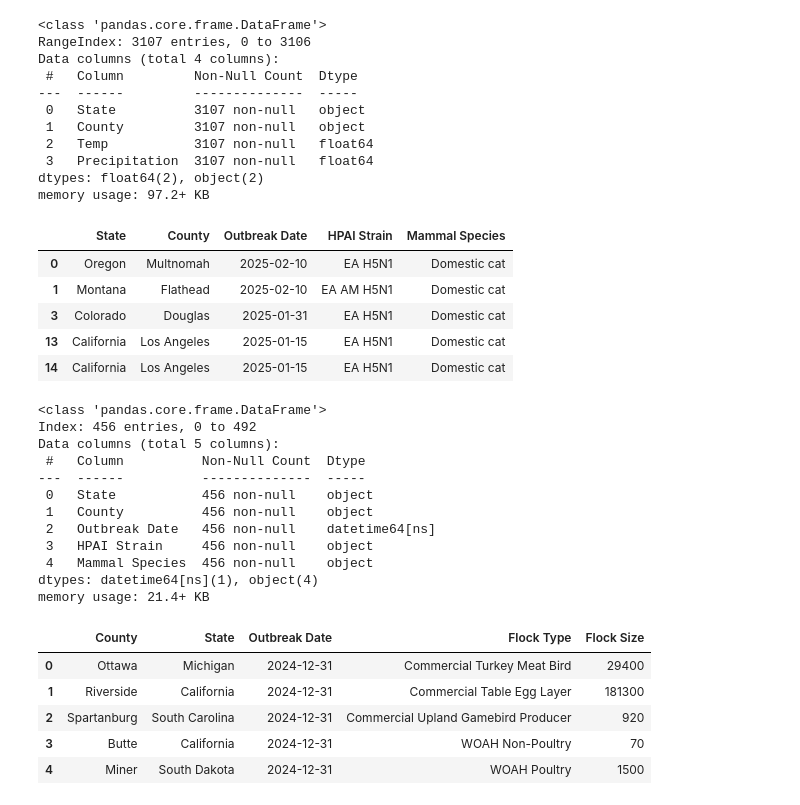
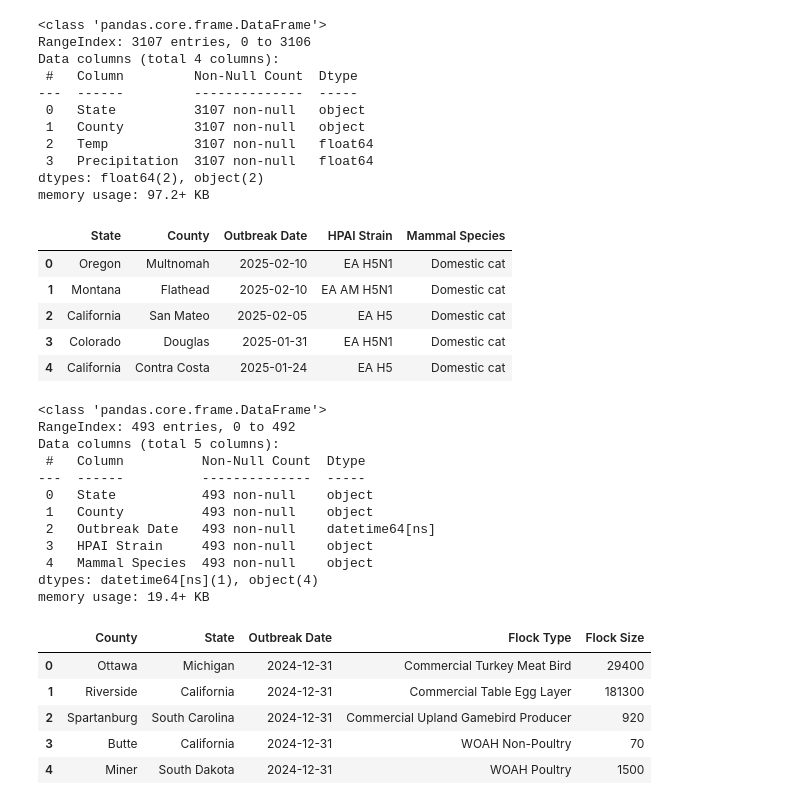
Before and after one commit to MaryPulley/Project_2, a Jupyter notebook: Code/mn_analysis_classification.ipynb, the cells around one changed output. Drawn from its saved outputs; the diff is of its cells as text; code cells hidden in the pictures.

```diff
--- a/Code/mn_analysis_classification.ipynb
+++ b/Code/mn_analysis_classification.ipynb
@@ -144,34 +144,34 @@ memory usage: 97.2+ KB
 # %%
 # Reading the mammals outbreak datasets
 mammal_df = pd.read_csv("../Data/HPAI Detections in Mammals.csv")
 mammal_df = mammal_df.rename(columns={'Date Detected':'Outbreak Date','Species':'Mammal Species'})
-mammal_df = mammal_df[mammal_df['HPAI Strain'].str.contains('H5N1', na=False)]
+#mammal_df = mammal_df[mammal_df['HPAI Strain'].str.contains('H5N1', na=False)]
 mammal_df["Outbreak Date"] = pd.to_datetime(mammal_df["Outbreak Date"],errors='coerce')
 mammal_df=mammal_df.drop(columns=['Date Collected'])
 mammal_df.head()
 # %% [output]
 |  | State | County | Outbreak Date | HPAI Strain | Mammal Species |
 | 0 | Oregon | Multnomah | 2025-02-10 | EA H5N1 | Domestic cat |
 | 1 | Montana | Flathead | 2025-02-10 | EA AM H5N1 | Domestic cat |
+| 2 | California | San Mateo | 2025-02-05 | EA H5 | Domestic cat |
 | 3 | Colorado | Douglas | 2025-01-31 | EA H5N1 | Domestic cat |
-| 13 | California | Los Angeles | 2025-01-15 | EA H5N1 | Domestic cat |
-| 14 | California | Los Angeles | 2025-01-15 | EA H5N1 | Domestic cat |
+| 4 | California | Contra Costa | 2025-01-24 | EA H5 | Domestic cat |
 # %%
 # Read mammal df data types
 mammal_df.info()
 # %% [output]
 <class 'pandas.core.frame.DataFrame'>
-Index: 456 entries, 0 to 492
+RangeIndex: 493 entries, 0 to 492
 Data columns (total 5 columns):
  #   Column          Non-Null Count  Dtype
 ---  ------          --------------  -----
- 0   State           456 non-null    object
- 1   County          456 non-null    object
- 2   Outbreak Date   456 non-null    datetime64[ns]
- 3   HPAI Strain     456 non-null    object
- 4   Mammal Species  456 non-null    object
+ 0   State           493 non-null    object
+ 1   County          493 non-null    object
+ 2   Outbreak Date   493 non-null    datetime64[ns]
+ 3   HPAI Strain     493 non-null    object
+ 4   Mammal Species  493 non-null    object
 dtypes: datetime64[ns](1), object(4)
-memory usage: 21.4+ KB
+memory usage: 19.4+ KB
 # %%
 
 # Reading he backyardflock datasets
```
Also changed, not shown: parts of 22 cells of this notebook, 3 other files.
